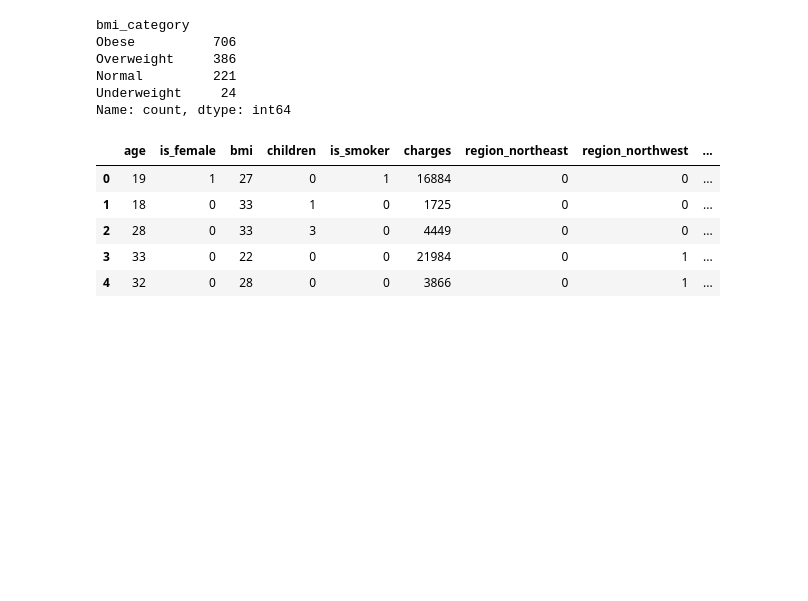
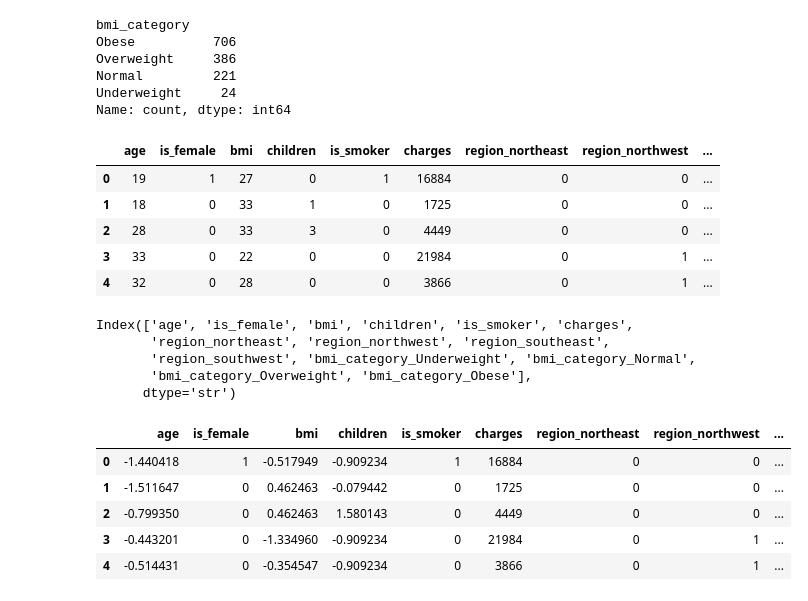
Before and after one commit to mayankmokta2003/ml_basics_1, a Jupyter notebook: insurance.ipynb, the cells around one changed output. Saved outputs shown, nothing was run; the diff lists cells and outputs as text; code cells hidden in the pictures; blank space fills up the shorter version.

```diff
--- a/insurance.ipynb
+++ b/insurance.ipynb
@@ -281,8 +281,8 @@ sns.histplot(x=df_cleaned["bmi"],bins=20,kde=True)
 # now we can create a new colm and based on bmi we can tell if person is overweight underweight etc
 df_cleaned["bmi_category"] = pd.cut(
     df_cleaned["bmi"],
-    bins=[0, 18.5 ,24.9 ,29.9, float("inf")],
-    labels=["Underweight", "Normal", "Overweight", "Obese"]
+    bins=[0, 18.5, 24.9, 29.9, float("inf")],
+    labels=["Underweight", "Normal", "Overweight", "Obese"],
 )
 # %%
 df_cleaned.head()
@@ -315,3 +315,29 @@ df_cleaned.head()
 | 2 | 28 | 0 | 33 | 3 | 0 | 4449 | 0 | 0 | ... |
 | 3 | 33 | 0 | 22 | 0 | 0 | 21984 | 0 | 1 | ... |
 | 4 | 32 | 0 | 28 | 0 | 0 | 3866 | 0 | 1 | ... |
+# %%
+# now we will do feature scaling means we will convert values in bw 0 and 1 and we will do this to columns:
+#  age, bmi and childern only as their values are above 1 but not to charges as its our output
+df_cleaned.columns
+# %% [output]
+Index(['age', 'is_female', 'bmi', 'children', 'is_smoker', 'charges',
+       'region_northeast', 'region_northwest', 'region_southeast',
+       'region_southwest', 'bmi_category_Underweight', 'bmi_category_Normal',
+       'bmi_category_Overweight', 'bmi_category_Obese'],
+      dtype='str')
+# %%
+# in order to do feature scaling we install pip install scikit-learn and import
+from sklearn.preprocessing import StandardScaler
+
+cols = ["age", "bmi", "children"]
+scaler = StandardScaler()
+df_cleaned[cols] = scaler.fit_transform(df_cleaned[cols])
+# %%
+df_cleaned.head()
+# %% [output]
+|  | age | is_female | bmi | children | is_smoker | charges | region_northeast | region_northwest | ... |
+| 0 | -1.440418 | 1 | -0.517949 | -0.909234 | 1 | 16884 | 0 | 0 | ... |
+| 1 | -1.511647 | 0 | 0.462463 | -0.079442 | 0 | 1725 | 0 | 0 | ... |
+| 2 | -0.799350 | 0 | 0.462463 | 1.580143 | 0 | 4449 | 0 | 0 | ... |
+| 3 | -0.443201 | 0 | -1.334960 | -0.909234 | 0 | 21984 | 0 | 1 | ... |
+| 4 | -0.514431 | 0 | -0.354547 | -0.909234 | 0 | 3866 | 0 | 1 | ... |
```
Also changed, not shown: parts of 14 cells of this notebook.
